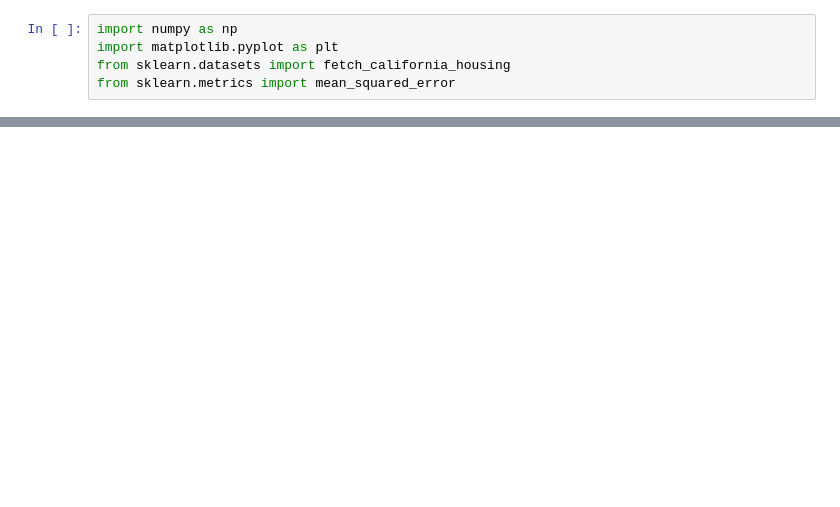
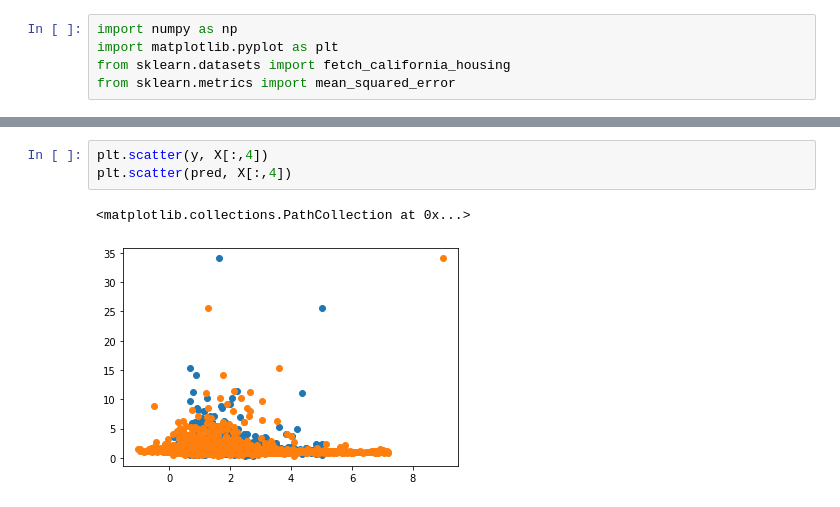
Before and after one commit to Karan9034/snippets, a Jupyter notebook: machine_learning/normal_equation_linear_regression.ipynb, the cells around one changed output, grey strips where cells are left out. Cells and saved outputs as stored; diff of their text form; blank space fills up the shorter version.

```diff
--- a/machine_learning/normal_equation_linear_regression.ipynb
+++ b/machine_learning/normal_equation_linear_regression.ipynb
@@ -57,0 +93,6 @@ mean_squared_error(y, pred) ** 0.5
+# %%
+plt.scatter(y, X[:,4])
+plt.scatter(pred, X[:,4])
+# %% [output]
+<matplotlib.collections.PathCollection at 0x...>
+[figure, added]
```
Also changed, not shown: parts of 17 cells of this notebook, 1 other file.
